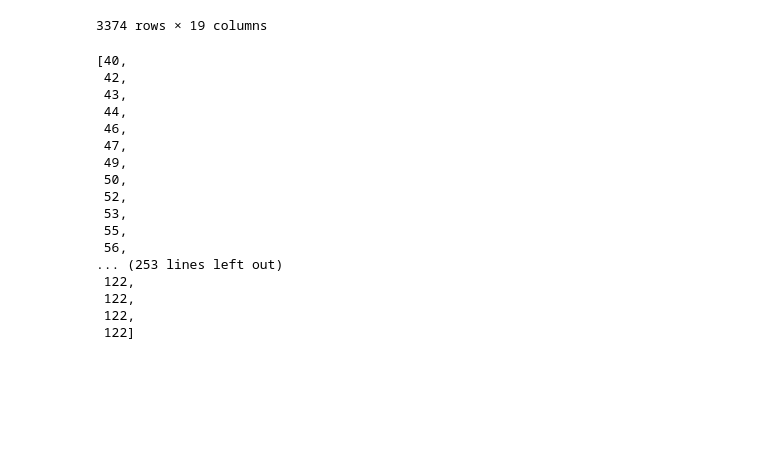
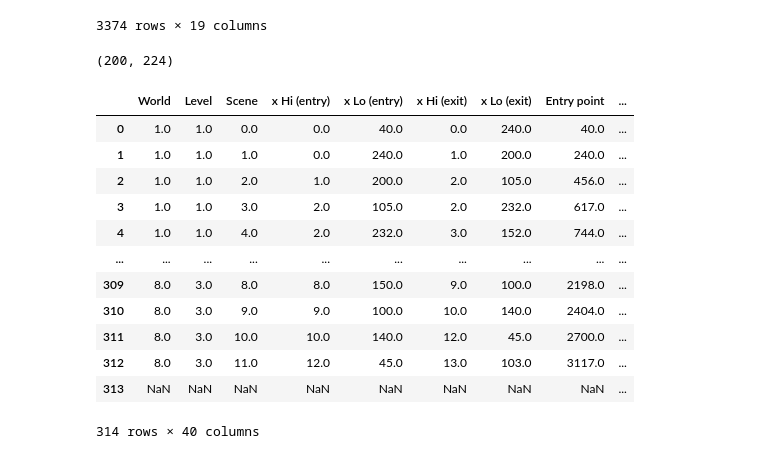
Before and after one commit to courtois-neuromod/mario_learning.behavior, a Jupyter notebook: notebooks/learning_traces.ipynb, the cells around one changed output. Drawn from its saved outputs; the diff is of its cells as text; code cells hidden in the pictures; blank space fills up the shorter version.

```diff
--- a/notebooks/learning_traces.ipynb
+++ b/notebooks/learning_traces.ipynb
@@ -43,22 +43,37 @@ repetitions_variables = load_replay_data(os.path.join(sourcedata, 'replays'), ty
 # %%
 clips_variables = load_replay_data(os.path.join(sourcedata, 'scene_clips'), type='variables')
 # %%
-clips_variables.iloc[0]['player_x_posLo']
+from PIL import Image
+
+sourcedata = os.path.join('/media/hyruuk/Commons/DATA/mario_data/mario.scenes/sourcedata/')
+
+# load images
+level_backgrounds_folder = 'level_backgrounds'
+scene_backgrounds_folder = 'scene_backgrounds'
-# %% [output]
-[40,
- 42,
- 43,
- 44,
- 46,
- 47,
- 49,
- 50,
- 52,
- 53,
- 55,
- 56,
-... (253 lines left out)
- 122,
- 122,
- 122,
- 122]
+# %%
+from mario_scenes.load_data import load_background_images
+from mario_scenes.load_data import load_scenes_info
+
+level_backgrounds = load_background_images(level='level')
+scene_backgrounds = load_background_images(level='scene')
+scenes_info = load_scenes_info()
+# %%
+scene_backgrounds[0].size
+# %% [output]
+(200, 224)
+# %%
+scenes_info
+# %% [output]
+|  | World | Level | Scene | x Hi (entry) | x Lo (entry) | x Hi (exit) | x Lo (exit) | Entry point | ... |
+| 0 | 1.0 | 1.0 | 0.0 | 0.0 | 40.0 | 0.0 | 240.0 | 40.0 | ... |
+| 1 | 1.0 | 1.0 | 1.0 | 0.0 | 240.0 | 1.0 | 200.0 | 240.0 | ... |
+| 2 | 1.0 | 1.0 | 2.0 | 1.0 | 200.0 | 2.0 | 105.0 | 456.0 | ... |
+| 3 | 1.0 | 1.0 | 3.0 | 2.0 | 105.0 | 2.0 | 232.0 | 617.0 | ... |
+| 4 | 1.0 | 1.0 | 4.0 | 2.0 | 232.0 | 3.0 | 152.0 | 744.0 | ... |
+| ... | ... | ... | ... | ... | ... | ... | ... | ... | ... |
+| 309 | 8.0 | 3.0 | 8.0 | 8.0 | 150.0 | 9.0 | 100.0 | 2198.0 | ... |
+| 310 | 8.0 | 3.0 | 9.0 | 9.0 | 100.0 | 10.0 | 140.0 | 2404.0 | ... |
+| 311 | 8.0 | 3.0 | 10.0 | 10.0 | 140.0 | 12.0 | 45.0 | 2700.0 | ... |
+| 312 | 8.0 | 3.0 | 11.0 | 12.0 | 45.0 | 13.0 | 103.0 | 3117.0 | ... |
+| 313 | NaN | NaN | NaN | NaN | NaN | NaN | NaN | NaN | ... |
+314 rows × 40 columns
```
